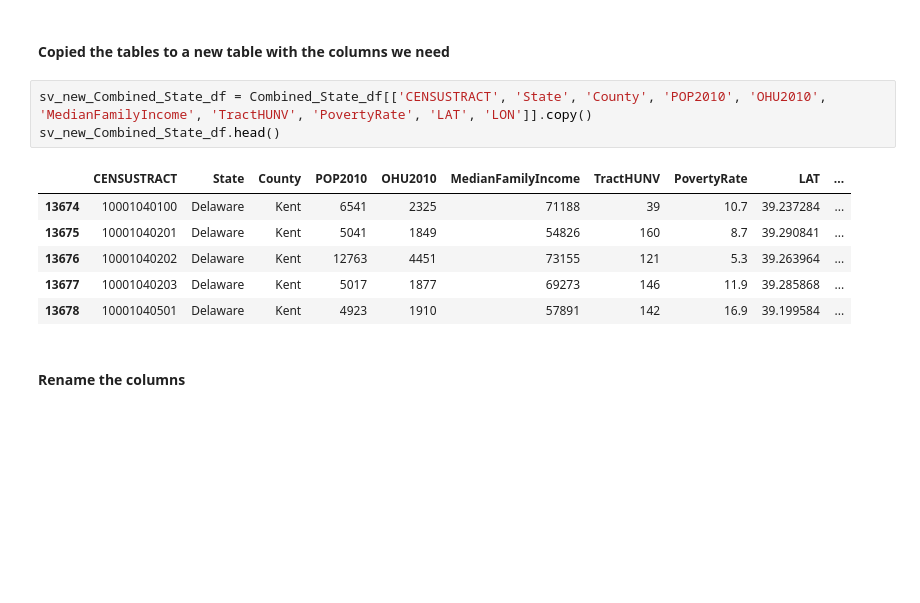
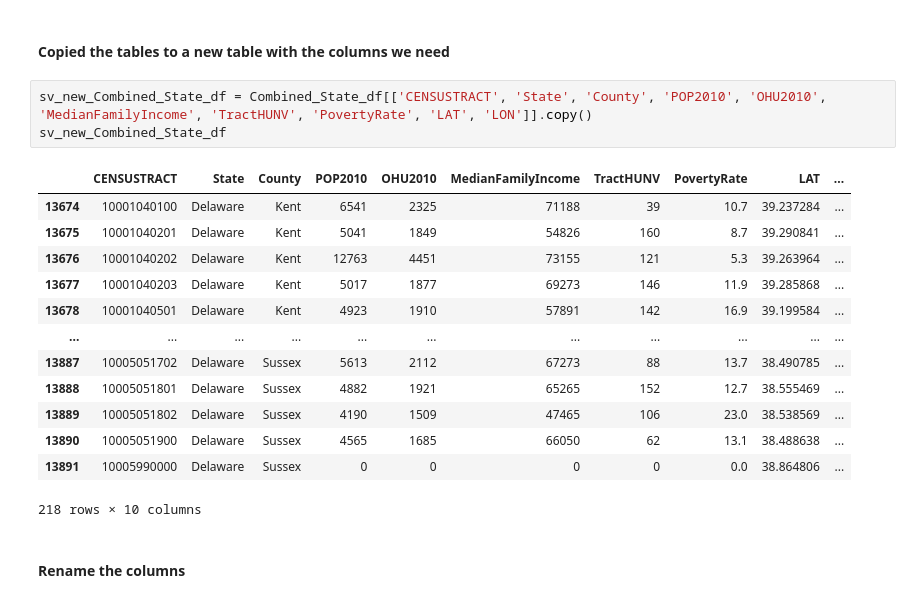
Before and after one commit to hardik77us/ETL-Project, a Jupyter notebook: Program Files/ETL-Program.ipynb, the cells around one changed output. Drawn from its saved outputs; the diff is of its cells as text; blank space fills up the shorter version.

```diff
--- a/Program Files/ETL-Program.ipynb
+++ b/Program Files/ETL-Program.ipynb
@@ -60,14 +60,21 @@ Combined_State_df.head()
 #### Copied the tables to a new table with the columns we need
 # %%
 sv_new_Combined_State_df = Combined_State_df[['CENSUSTRACT', 'State', 'County', 'POP2010', 'OHU2010', 'MedianFamilyIncome', 'TractHUNV', 'PovertyRate', 'LAT', 'LON']].copy()
-sv_new_Combined_State_df.head()
+sv_new_Combined_State_df
 # %% [output]
 |  | CENSUSTRACT | State | County | POP2010 | OHU2010 | MedianFamilyIncome | TractHUNV | PovertyRate | LAT | ... |
 | 13674 | 10001040100 | Delaware | Kent | 6541 | 2325 | 71188 | 39 | 10.7 | 39.237284 | ... |
 | 13675 | 10001040201 | Delaware | Kent | 5041 | 1849 | 54826 | 160 | 8.7 | 39.290841 | ... |
 | 13676 | 10001040202 | Delaware | Kent | 12763 | 4451 | 73155 | 121 | 5.3 | 39.263964 | ... |
 | 13677 | 10001040203 | Delaware | Kent | 5017 | 1877 | 69273 | 146 | 11.9 | 39.285868 | ... |
 | 13678 | 10001040501 | Delaware | Kent | 4923 | 1910 | 57891 | 142 | 16.9 | 39.199584 | ... |
+| ... | ... | ... | ... | ... | ... | ... | ... | ... | ... | ... |
+| 13887 | 10005051702 | Delaware | Sussex | 5613 | 2112 | 67273 | 88 | 13.7 | 38.490785 | ... |
+| 13888 | 10005051801 | Delaware | Sussex | 4882 | 1921 | 65265 | 152 | 12.7 | 38.555469 | ... |
+| 13889 | 10005051802 | Delaware | Sussex | 4190 | 1509 | 47465 | 106 | 23.0 | 38.538569 | ... |
+| 13890 | 10005051900 | Delaware | Sussex | 4565 | 1685 | 66050 | 62 | 13.1 | 38.488638 | ... |
+| 13891 | 10005990000 | Delaware | Sussex | 0 | 0 | 0 | 0 | 0.0 | 38.864806 | ... |
+218 rows × 10 columns
 # %% [markdown]
 #### Rename the columns
 # %%
```
Also changed, not shown: parts of 6 cells of this notebook.
